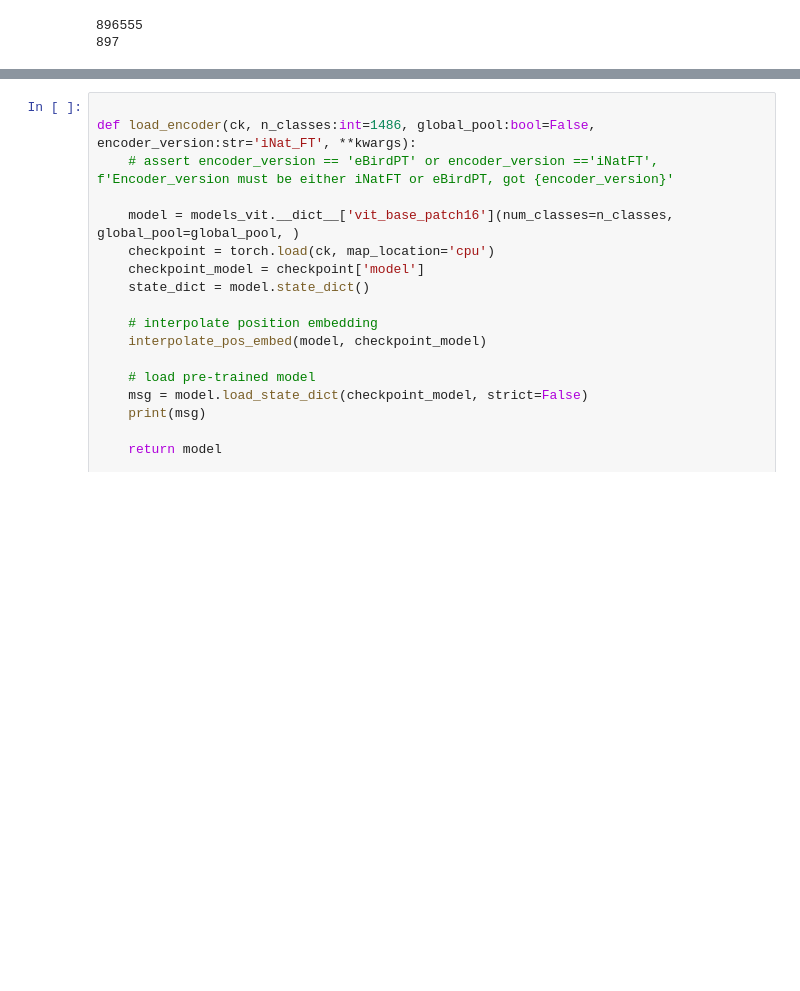
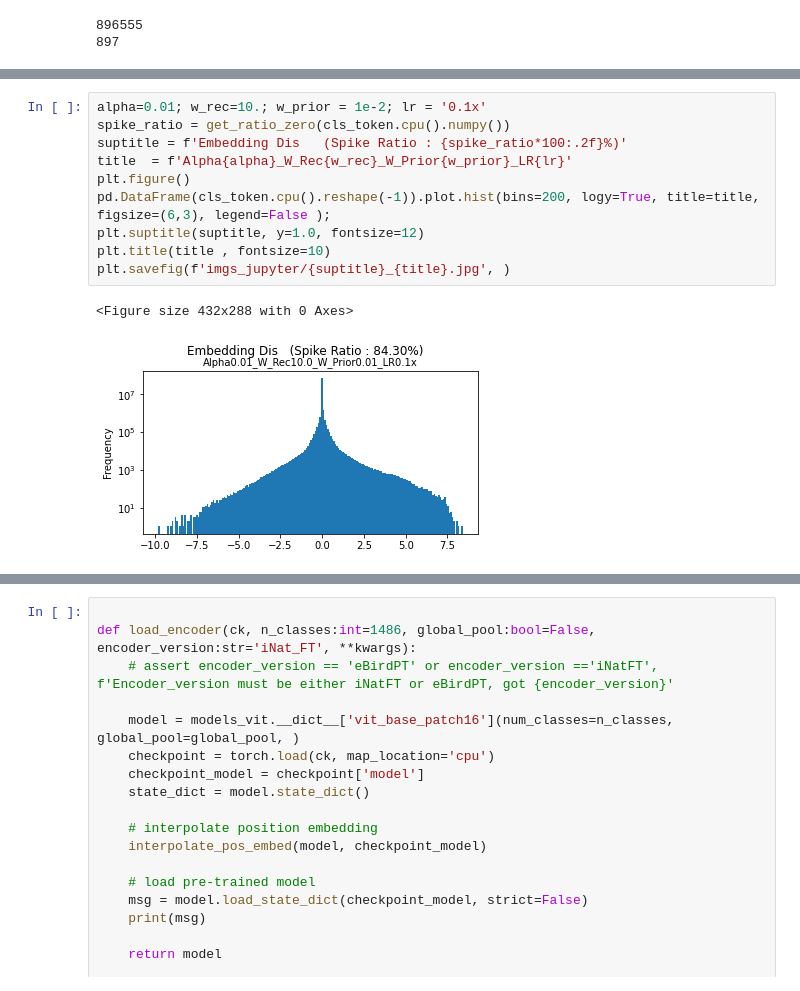
Before and after one commit to YunghuiHsu/ebird_project, a Jupyter notebook: mae/embed_explore.ipynb, the cells around one changed output, grey strips where cells are left out. Cells and saved outputs as stored; diff of their text form; blank space fills up the shorter version.

```diff
--- a/mae/embed_explore.ipynb
+++ b/mae/embed_explore.ipynb
@@ -329,0 +425,13 @@ print(len(data_loader))
+# %%
+alpha=0.01; w_rec=10.; w_prior = 1e-2; lr = '0.1x'
+spike_ratio = get_ratio_zero(cls_token.cpu().numpy())
+suptitle = f'Embedding Dis   (Spike Ratio : {spike_ratio*100:.2f}%)'
+title  = f'Alpha{alpha}_W_Rec{w_rec}_W_Prior{w_prior}_LR{lr}'
+plt.figure()
+pd.DataFrame(cls_token.cpu().reshape(-1)).plot.hist(bins=200, logy=True, title=title, figsize=(6,3), legend=False );
+plt.suptitle(suptitle, y=1.0, fontsize=12)
+plt.title(title , fontsize=10)
+plt.savefig(f'imgs_jupyter/{suptitle}_{title}.jpg', )
+# %% [output]
+<Figure size 432x288 with 0 Axes>
+[figure, added]
```
Also changed, not shown: parts of 22 cells of this notebook.
